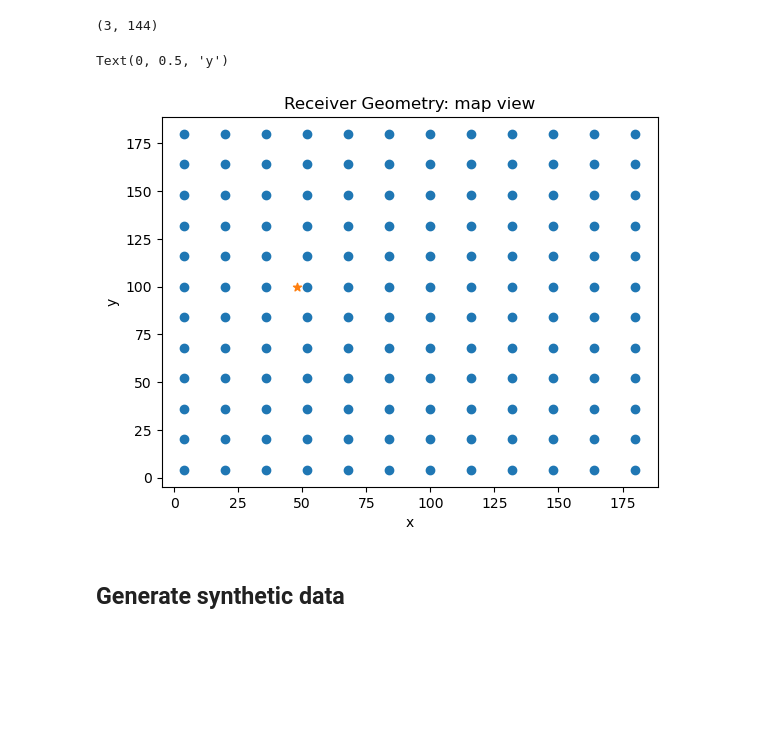
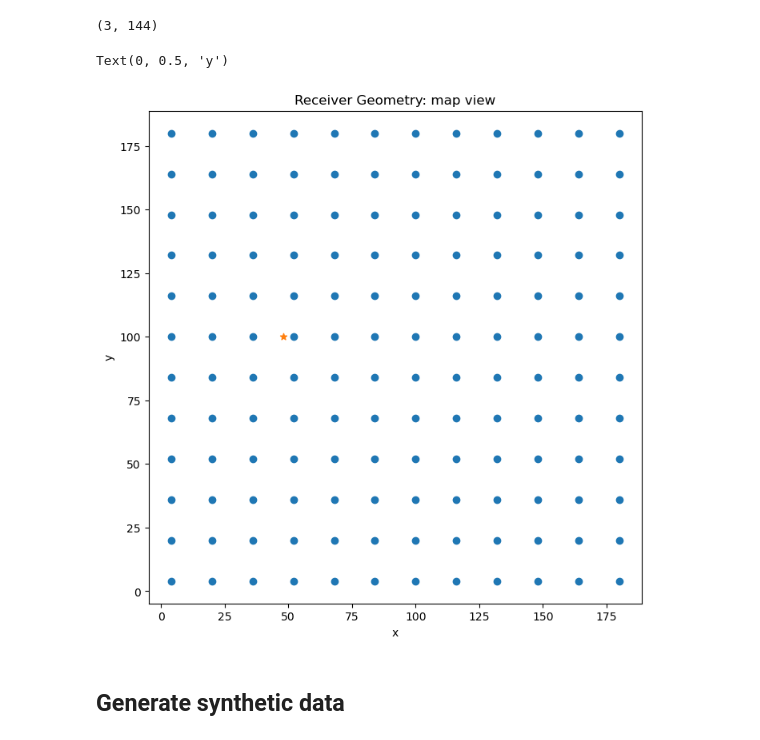
Before and after one commit to FraCSPy/FraCSPy, a Jupyter notebook: Notebooks/DS_Examples/DS_synthetic.ipynb, the cells around one changed output. Cells and saved outputs as stored; diff of their text form; code cells hidden in the pictures; blank space fills up the shorter version.

```diff
--- a/Notebooks/DS_Examples/DS_synthetic.ipynb
+++ b/Notebooks/DS_Examples/DS_synthetic.ipynb
@@ -53,14 +53,18 @@ sx, sy, sz = [nx//4, ny//2, nz//2]
 microseismic = np.zeros((nx, ny, nz))
 microseismic[sx, sy, sz] = 1.
 # %%
+plt.figure(figsize=(8, 8))  # set size in inches
+fig = plt.gcf()
+ax = fig.add_subplot(111)
+ax.set_aspect('equal')
 plt.scatter(recs[0],recs[1]);
 plt.scatter(sx*dx,sy*dy, marker='*');
 plt.title('Receiver Geometry: map view')
 plt.xlabel('x')
 plt.ylabel('y')
 # %% [output]
 Text(0, 0.5, 'y')
-[figure, old version]
+[figure, new version]
 # %% [markdown]
 ## Generate synthetic data
 # %%
```
Also changed, not shown: parts of 2 cells of this notebook, 12 other files.
